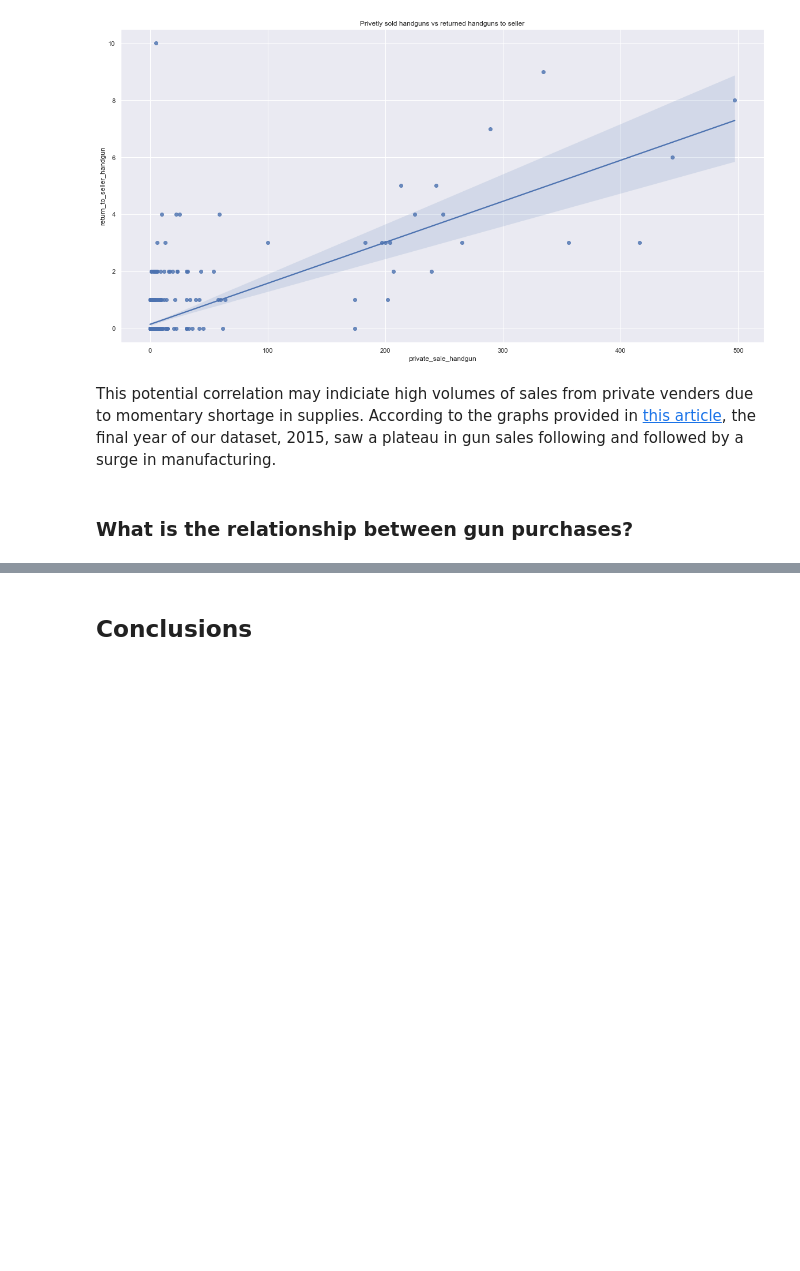
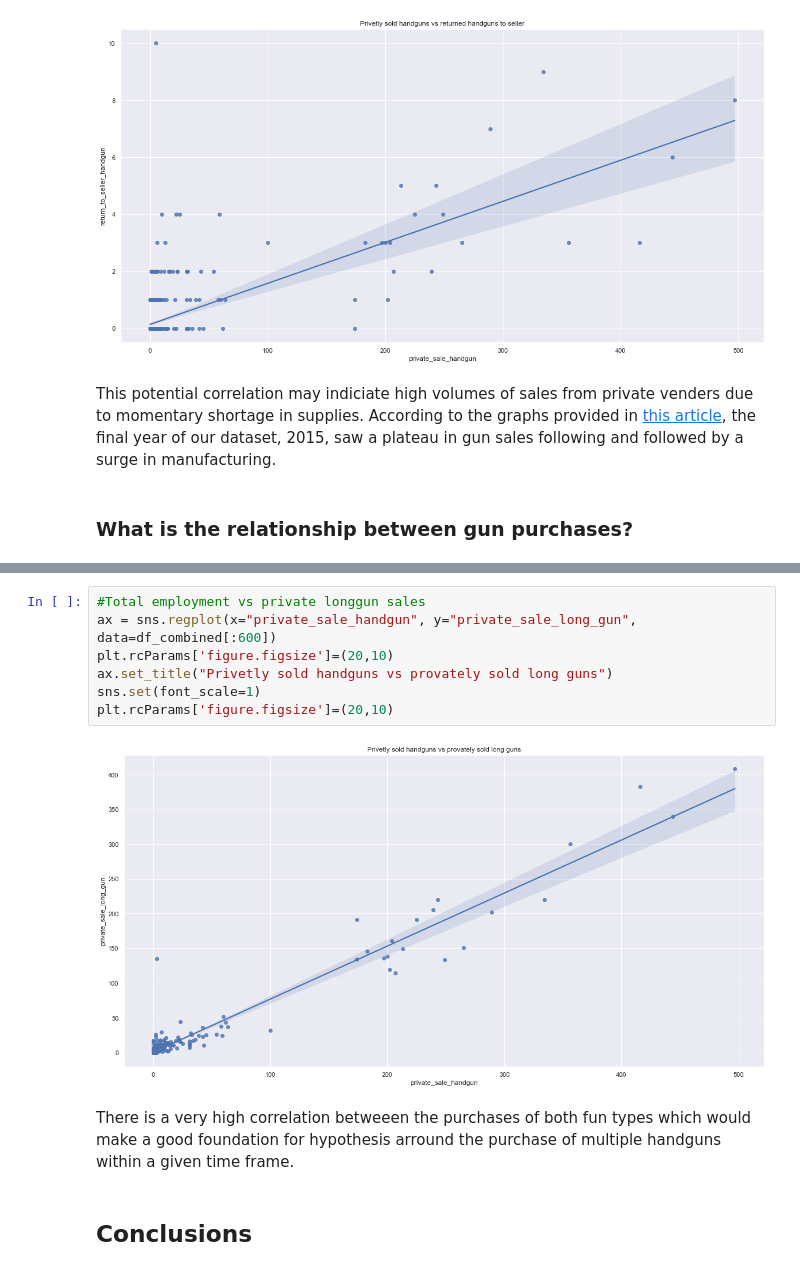
Before and after one commit to chloecongourdeau/data-investigation, a Jupyter notebook: gun-data-investigation.ipynb, the cells around one changed output, grey strips where cells are left out. Cells and saved outputs as stored; diff of their text form; blank space fills up the shorter version.

Commit message:
Add visualization to third research question

```diff
--- a/gun-data-investigation.ipynb
+++ b/gun-data-investigation.ipynb
@@ -643,3 +652,14 @@ This potential correlation may indiciate high volumes of sales from private vend
+# %%
+#Total employment vs private longgun sales
+ax = sns.regplot(x="private_sale_handgun", y="private_sale_long_gun", data=df_combined[:600])
+plt.rcParams['figure.figsize']=(20,10)
+ax.set_title("Privetly sold handguns vs provately sold long guns")
+sns.set(font_scale=1)
+plt.rcParams['figure.figsize']=(20,10)
+# %% [output]
+[figure, added]
+# %% [markdown]
+There is a very high correlation betweeen the purchases of both fun types which would make a good foundation for hypothesis arround the purchase of multiple handguns within a given time frame.
 # %% [markdown]
 <a id='conclusions'></a>
 ## Conclusions
```
Also changed, not shown: parts of 3 cells of this notebook.
